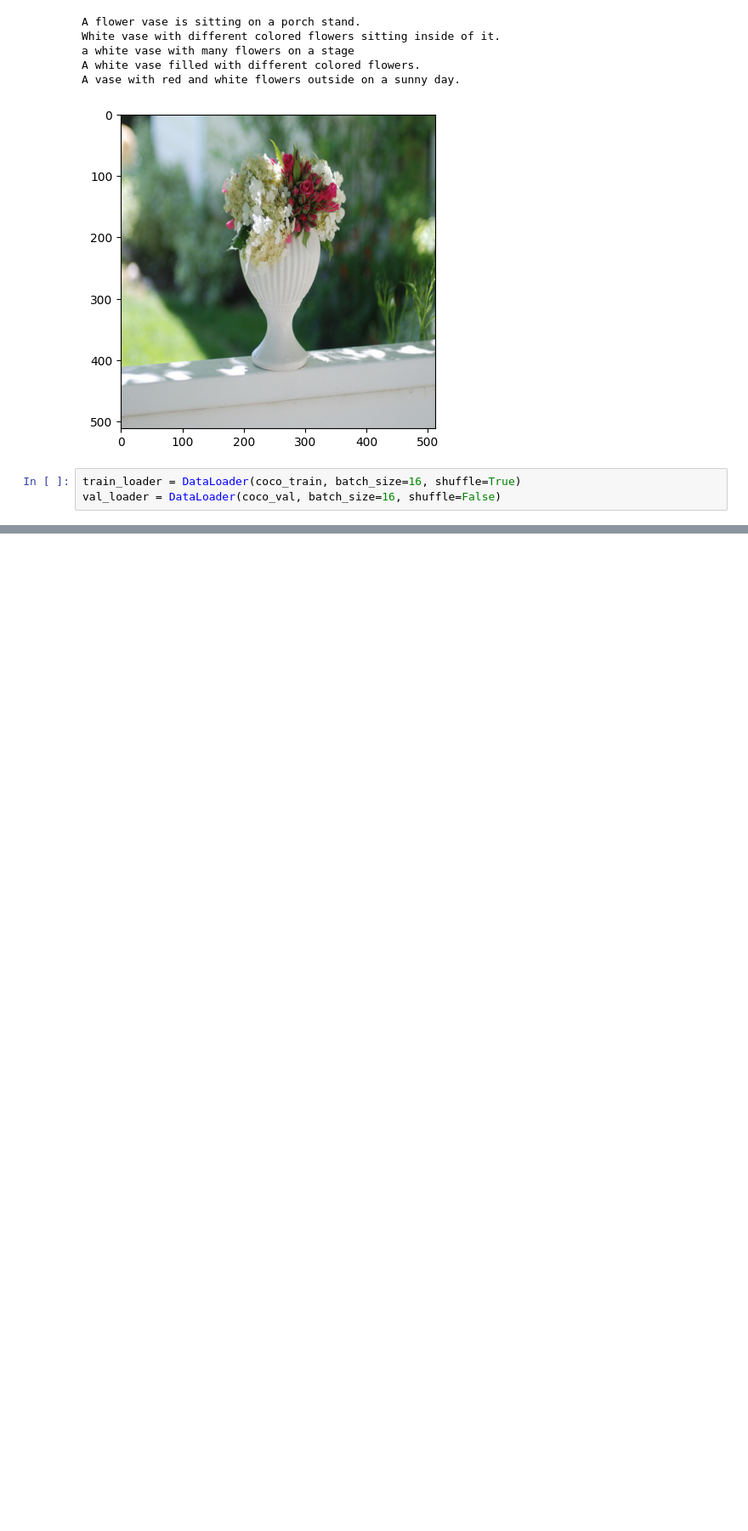
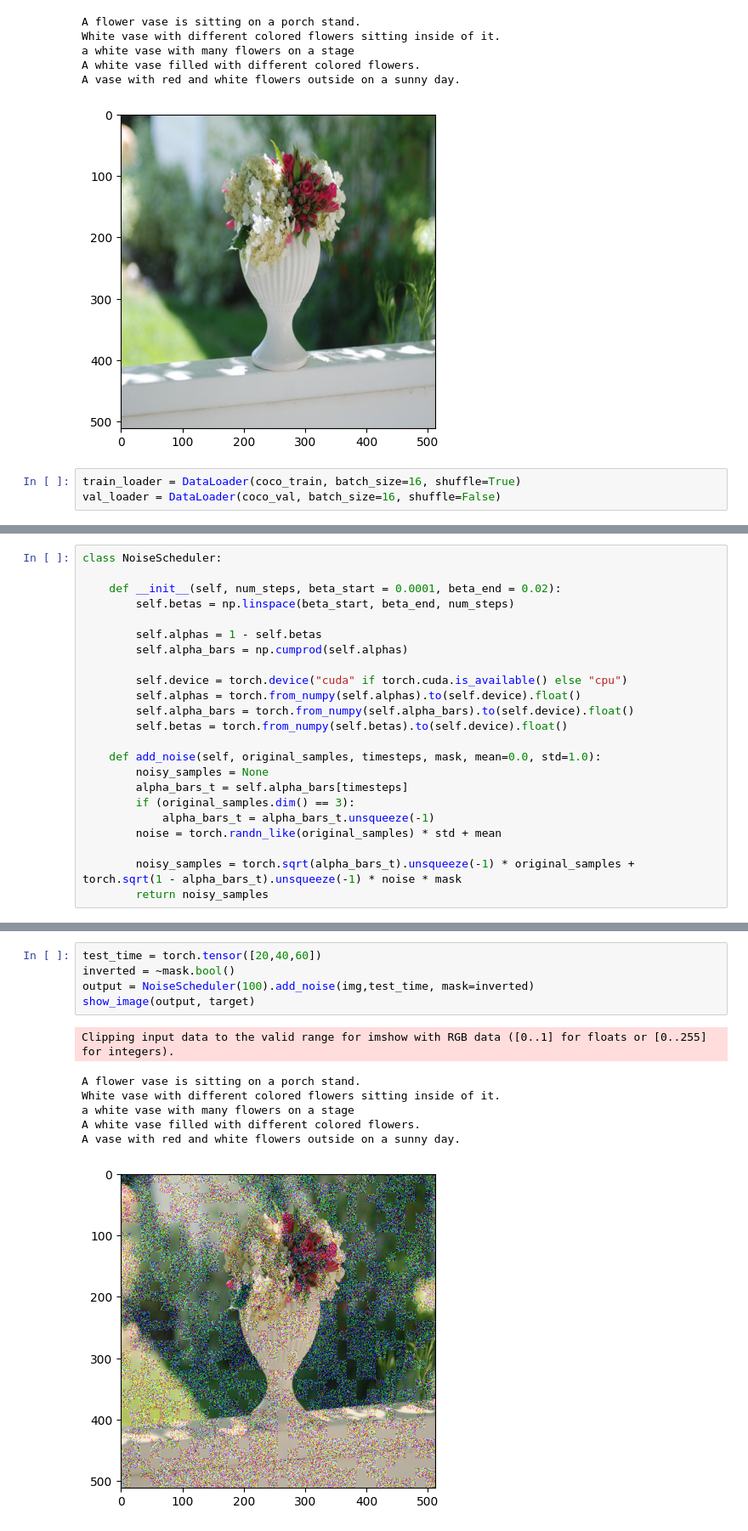
Before and after one commit to roloza7/dl-final-sp2024, a Jupyter notebook: coco/coco_loader.ipynb, the cells around one changed output, grey strips where cells are left out. Shown at 85% size. Drawn from its saved outputs; the diff is of its cells as text; blank space fills up the shorter version.

```diff
--- a/coco/coco_loader.ipynb
+++ b/coco/coco_loader.ipynb
@@ -92,0 +114,23 @@ val_loader = DataLoader(coco_val, batch_size=16, shuffle=False)
+# %%
+class NoiseScheduler:
+
+    def __init__(self, num_steps, beta_start = 0.0001, beta_end = 0.02):
+        self.betas = np.linspace(beta_start, beta_end, num_steps)
+
+        self.alphas = 1 - self.betas
+        self.alpha_bars = np.cumprod(self.alphas)
+
+        self.device = torch.device("cuda" if torch.cuda.is_available() else "cpu")
+        self.alphas = torch.from_numpy(self.alphas).to(self.device).float()
+        self.alpha_bars = torch.from_numpy(self.alpha_bars).to(self.device).float()
+        self.betas = torch.from_numpy(self.betas).to(self.device).float()
+
+    def add_noise(self, original_samples, timesteps, mask, mean=0.0, std=1.0):
+        noisy_samples = None
+        alpha_bars_t = self.alpha_bars[timesteps]
+        if (original_samples.dim() == 3):
+            alpha_bars_t = alpha_bars_t.unsqueeze(-1)
+        noise = torch.randn_like(original_samples) * std + mean
+
+        noisy_samples = torch.sqrt(alpha_bars_t).unsqueeze(-1) * original_samples + torch.sqrt(1 - alpha_bars_t).unsqueeze(-1) * noise * mask
+        return noisy_samples
@@ -92,0 +154,13 @@ val_loader = DataLoader(coco_val, batch_size=16, shuffle=False)
+# %%
+test_time = torch.tensor([20,40,60])
+inverted = ~mask.bool()
+output = NoiseScheduler(100).add_noise(img,test_time, mask=inverted)
+show_image(output, target)
+# %% [output]
+Clipping input data to the valid range for imshow with RGB data ([0..1] for floats or [0..255] for integers).
+A flower vase is sitting on a porch stand.
+White vase with different colored flowers sitting inside of it.
+a white vase with many flowers on a stage
+A white vase filled with different colored flowers.
+A vase with red and white flowers outside on a sunny day.
+[figure, added]
```
Also changed, not shown: parts of 4 cells of this notebook.
